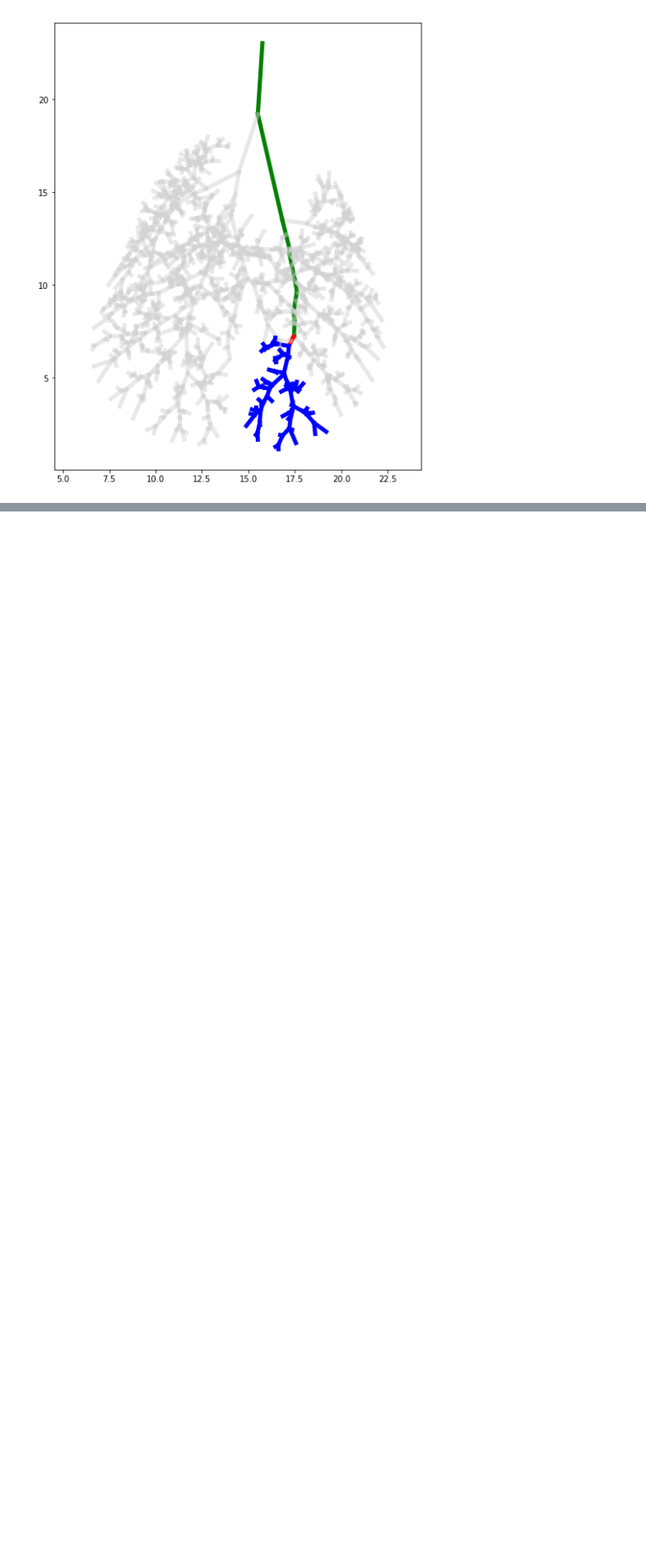
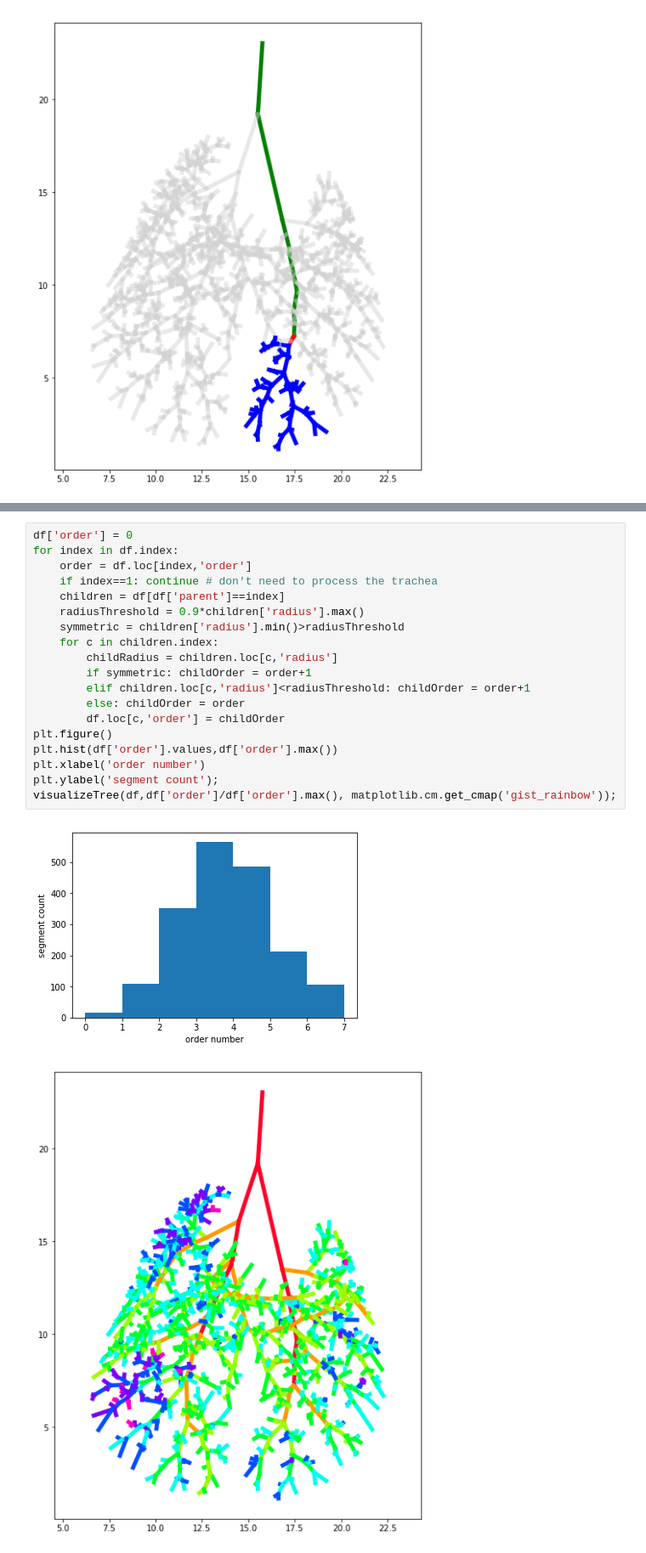
Before and after one commit to lapdMouse/lapdMousePythonExamples, a Jupyter notebook: AirwayTreeTable.ipynb, the cells around one changed output, grey strips where cells are left out. Shown at 85% size. Drawn from its saved outputs; the diff is of its cells as text; blank space fills up the shorter version.

```diff
--- a/AirwayTreeTable.ipynb
+++ b/AirwayTreeTable.ipynb
@@ -159,0 +216,22 @@ visualizeTree(df,labels,colors)
+# %%
+df['order'] = 0
+for index in df.index:
+    order = df.loc[index,'order']
+    if index==1: continue # don't need to process the trachea
+    children = df[df['parent']==index]
+    radiusThreshold = 0.9*children['radius'].max()
+    symmetric = children['radius'].min()>radiusThreshold
+    for c in children.index:
+        childRadius = children.loc[c,'radius']
+        if symmetric: childOrder = order+1
+        elif children.loc[c,'radius']<radiusThreshold: childOrder = order+1
+        else: childOrder = order
+        df.loc[c,'order'] = childOrder
+plt.figure()
+plt.hist(df['order'].values,df['order'].max())
+plt.xlabel('order number')
+plt.ylabel('segment count');
+visualizeTree(df,df['order']/df['order'].max(), matplotlib.cm.get_cmap('gist_rainbow'));
+# %% [output]
+[figure, added]
+[figure, added]
```
Also changed, not shown: parts of 11 cells of this notebook.
